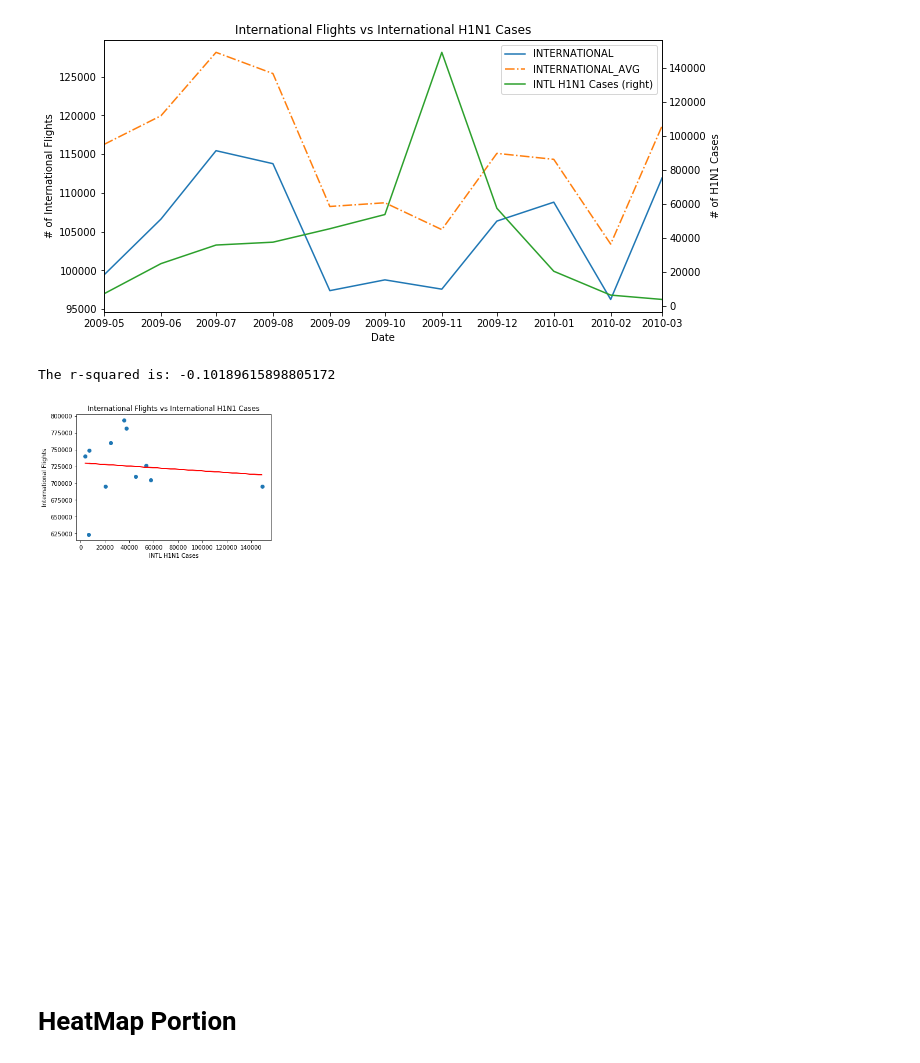
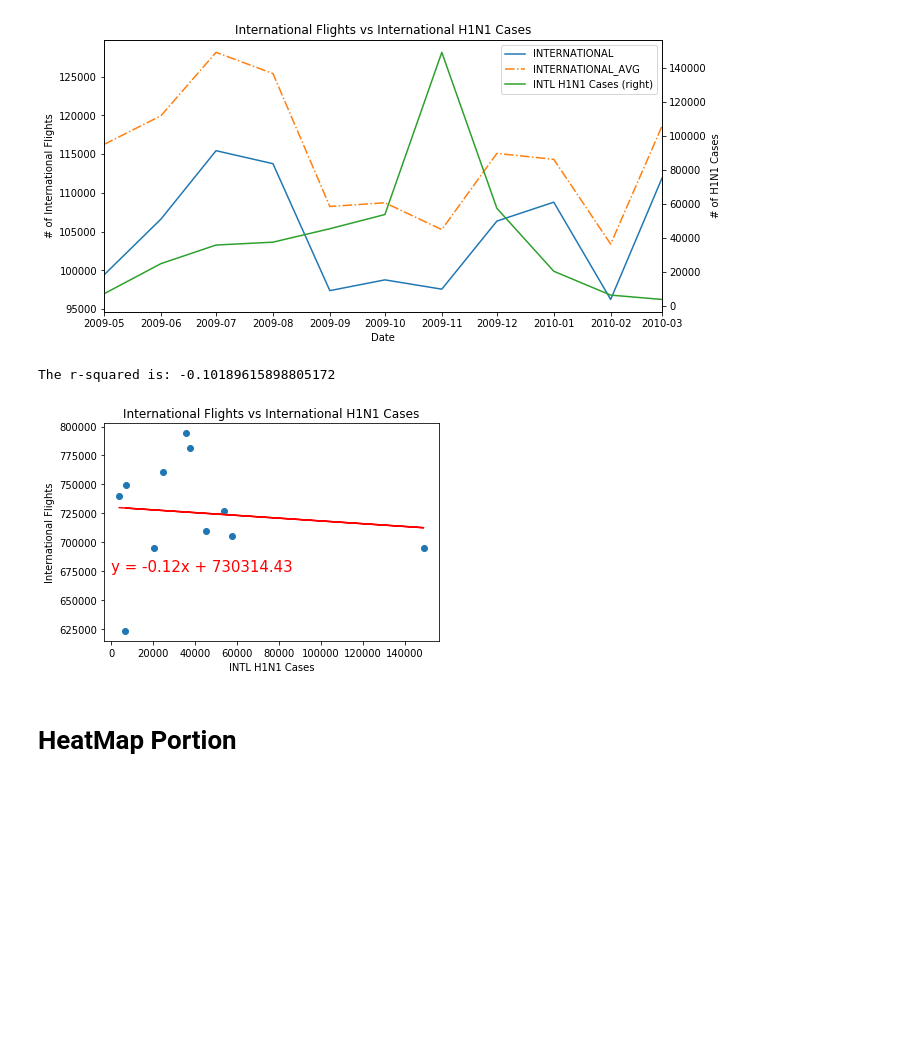
Before and after one commit to vbhakta27/group3, a Jupyter notebook: Main.ipynb, the cells around one changed output. Drawn from its saved outputs; the diff is of its cells as text; code cells hidden in the pictures; blank space fills up the shorter version.

```diff
--- a/Main.ipynb
+++ b/Main.ipynb
@@ -365,21 +374,25 @@ plt.show()
 # %%
 #run scatter plot and calculate r square
 x_values = intl_merged_df['H1N1_Cases']
 y_values = intl_merged_df['DOMESTIC']
+
 (slope, intercept, rvalue, pvalue, stderr) = linregress(x_values, y_values)
+
 regress_values = x_values * slope + intercept
 line_eq = "y = " + str(round(slope,2)) + "x + " + str(round(intercept,2))
+
 plt.scatter(x_values,y_values)
 plt.plot(x_values,regress_values,"r-")
-plt.annotate(line_eq,(0,50),fontsize=15,color="red")
+plt.annotate(line_eq,(0,675000),fontsize=15,color="red")
 plt.xlabel('INTL H1N1 Cases')
 plt.ylabel('International Flights')
 plt.title("International Flights vs International H1N1 Cases")
 print(f"The r-squared is: {rvalue}")
+plt.savefig("output_data/scatter_intl_flights_vs_h1n1.png")
 plt.show()
 # %% [output]
 The r-squared is: -0.10189615898805172
-[figure, old version]
+[figure, new version]
 # %% [markdown]
 # HeatMap Portion
 # %%
```
Also changed, not shown: parts of 6 cells of this notebook, 1 other file.
